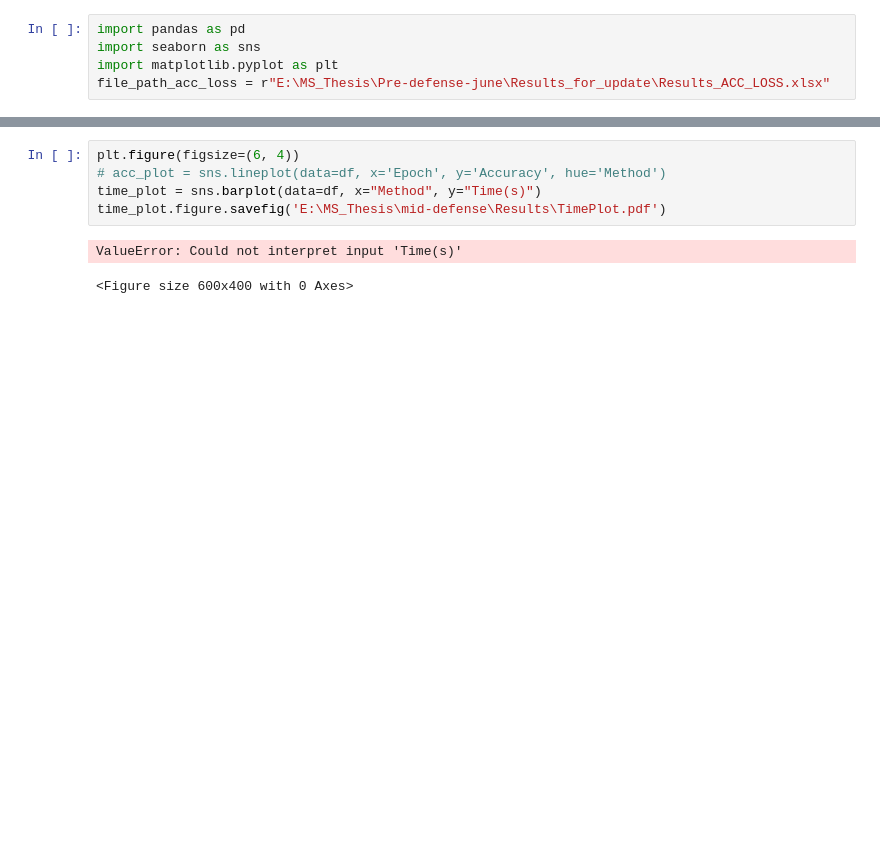
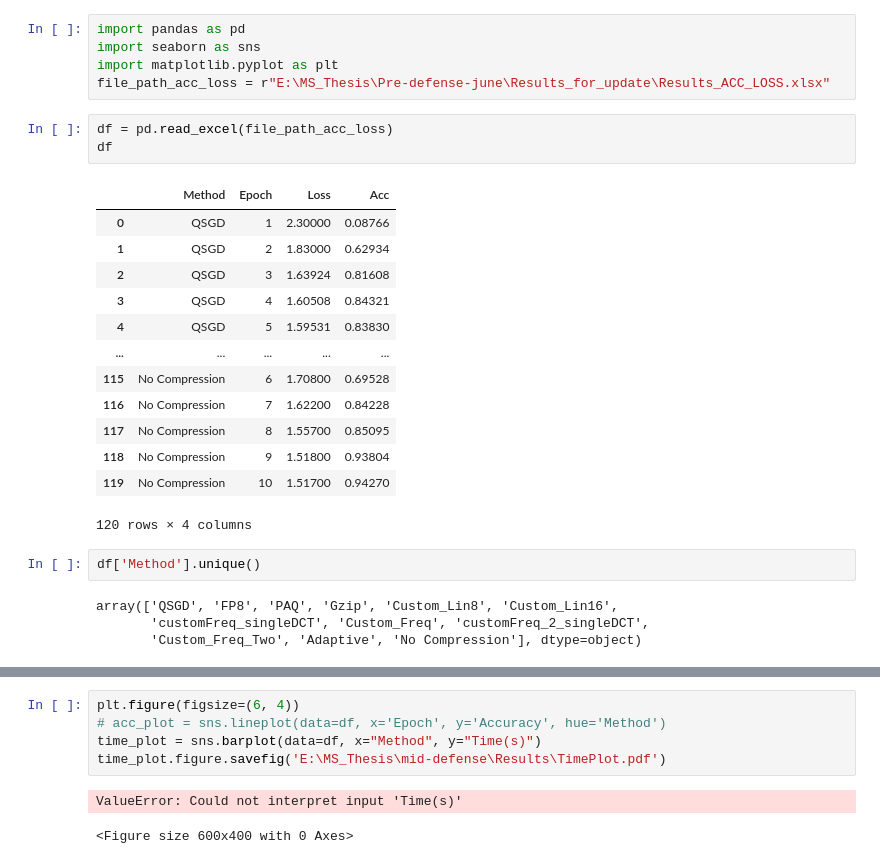
Before and after one commit to faiza-sfa/FedQuantization, a Jupyter notebook: result_plotting.ipynb, the cells around one changed output, grey strips where cells are left out. Saved outputs shown, nothing was run; the diff lists cells and outputs as text; blank space fills up the shorter version.

```diff
--- a/result_plotting.ipynb
+++ b/result_plotting.ipynb
@@ -3,3 +3,26 @@ import pandas as pd
 import seaborn as sns
 import matplotlib.pyplot as plt
 file_path_acc_loss = r"E:\MS_Thesis\Pre-defense-june\Results_for_update\Results_ACC_LOSS.xlsx"
+# %%
+df = pd.read_excel(file_path_acc_loss)
+df
+# %% [output]
+|  | Method | Epoch | Loss | Acc |
+| 0 | QSGD | 1 | 2.30000 | 0.08766 |
+| 1 | QSGD | 2 | 1.83000 | 0.62934 |
+| 2 | QSGD | 3 | 1.63924 | 0.81608 |
+| 3 | QSGD | 4 | 1.60508 | 0.84321 |
+| 4 | QSGD | 5 | 1.59531 | 0.83830 |
+| ... | ... | ... | ... | ... |
+| 115 | No Compression | 6 | 1.70800 | 0.69528 |
+| 116 | No Compression | 7 | 1.62200 | 0.84228 |
+| 117 | No Compression | 8 | 1.55700 | 0.85095 |
+| 118 | No Compression | 9 | 1.51800 | 0.93804 |
+| 119 | No Compression | 10 | 1.51700 | 0.94270 |
+120 rows × 4 columns
+# %%
+df['Method'].unique()
+# %% [output]
+array(['QSGD', 'FP8', 'PAQ', 'Gzip', 'Custom_Lin8', 'Custom_Lin16',
+       'customFreq_singleDCT', 'Custom_Freq', 'customFreq_2_singleDCT',
+       'Custom_Freq_Two', 'Adaptive', 'No Compression'], dtype=object)
```
Also changed, not shown: parts of 8 cells of this notebook, 9 other files.
